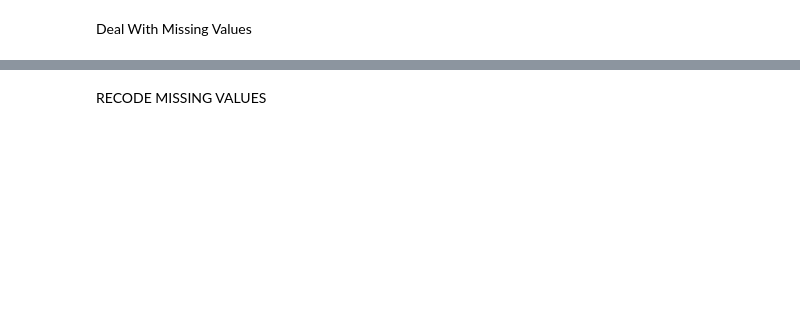
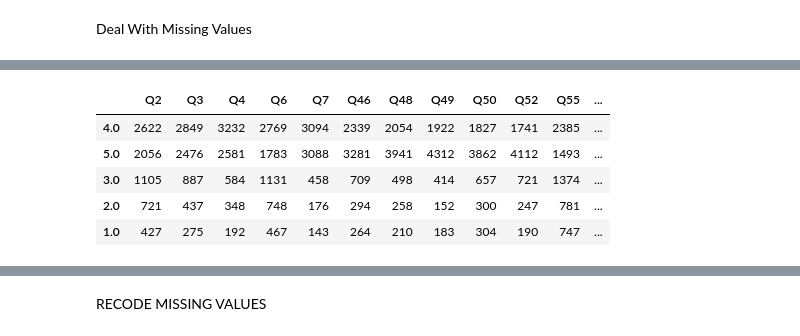
Before and after one commit to CJunger/agency-turnover, a Jupyter notebook: agency_analysis.ipynb, the cells around one changed output, grey strips where cells are left out. Saved outputs shown, nothing was run; the diff lists cells and outputs as text; code cells hidden in the pictures; blank space fills up the shorter version.

```diff
--- a/agency_analysis.ipynb
+++ b/agency_analysis.ipynb
@@ -132,2 +157,3 @@ memory usage: 1.9+ MB
 # %%
-labor_df.value_counts()
+#Create an empty data frame
+df_codebook = pd.DataFrame()
@@ -148,3 +160,20 @@ Length: 5097, dtype: int64
+# %%
+#create list of columns you want the value counts for
+columns=['Q2', 'Q3', 'Q4', 'Q6', 'Q7', 'Q46', 'Q48', 'Q49', 'Q50', 'Q52','Q55', 'Q56', 'Q57', 'Q59', 'Q60', 'Q85', 'Q86', 'Q87', 'Q88', 'Q89']
+
+#loop through list and add counts to codebook
+for column in columns:
+    value = labor_df[column].value_counts()
+    df_codebook[column] = value
+
+df_codebook.head()
+# %% [output]
+|  | Q2 | Q3 | Q4 | Q6 | Q7 | Q46 | Q48 | Q49 | Q50 | Q52 | Q55 | ... |
+| 4.0 | 2622 | 2849 | 3232 | 2769 | 3094 | 2339 | 2054 | 1922 | 1827 | 1741 | 2385 | ... |
+| 5.0 | 2056 | 2476 | 2581 | 1783 | 3088 | 3281 | 3941 | 4312 | 3862 | 4112 | 1493 | ... |
+| 3.0 | 1105 | 887 | 584 | 1131 | 458 | 709 | 498 | 414 | 657 | 721 | 1374 | ... |
+| 2.0 | 721 | 437 | 348 | 748 | 176 | 294 | 258 | 152 | 300 | 247 | 781 | ... |
+| 1.0 | 427 | 275 | 192 | 467 | 143 | 264 | 210 | 183 | 304 | 190 | 747 | ... |
 # %%
 labor_df['Q85'].value_counts().plot(kind='barh')
 # %% [output]
```
Also changed, not shown: parts of 22 cells of this notebook.
